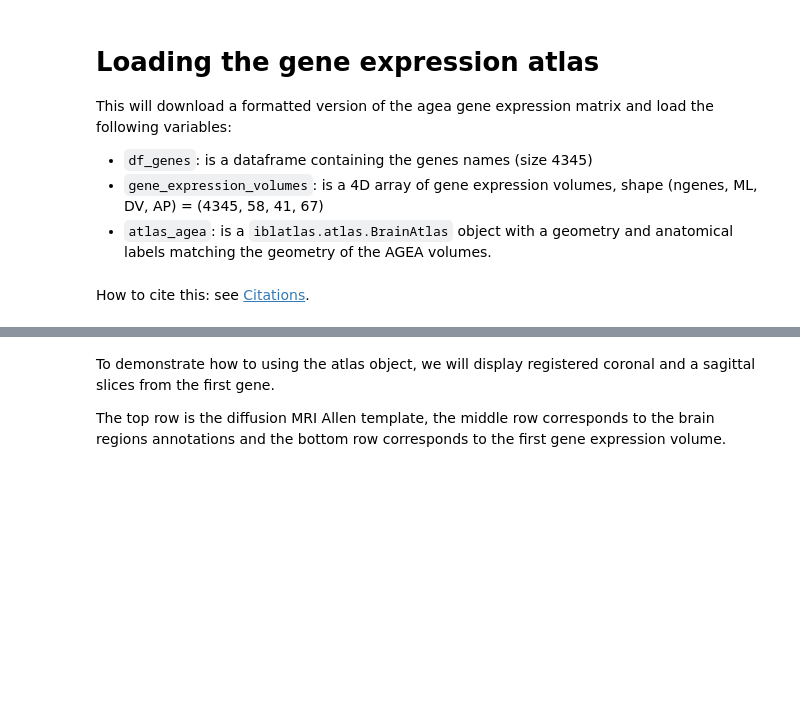
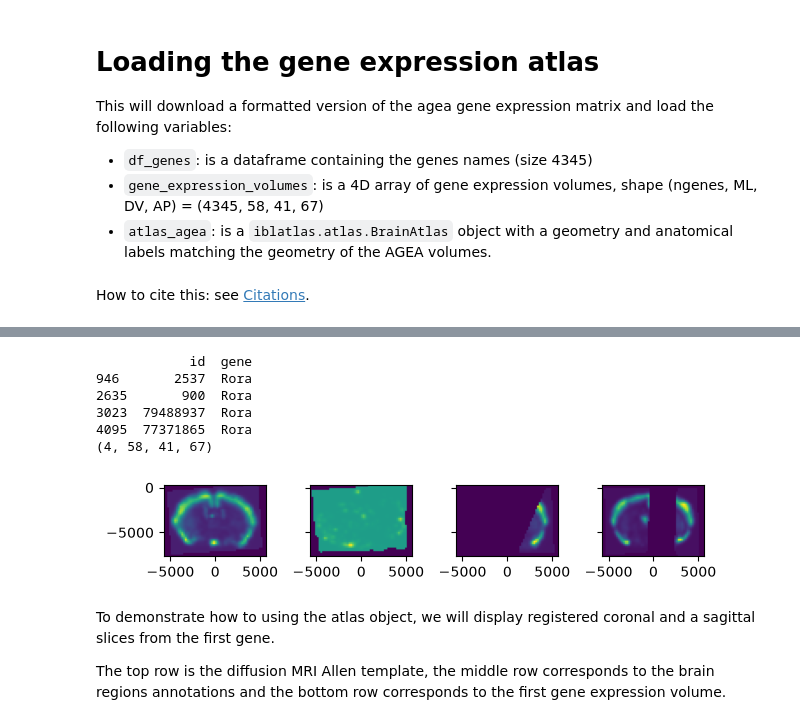
Before and after one commit to int-brain-lab/iblatlas, a Jupyter notebook: docs/how-to/load-gene-expression-agea.ipynb, the cells around one changed output, grey strips where cells are left out. Cells and saved outputs as stored; diff of their text form; code cells hidden in the pictures; blank space fills up the shorter version.

Commit message:
Add a Find a gene section to the AGEA how-to
Co-Authored-By: Claude Sonnet 5.5 <noreply@anthropic.com>

```diff
--- a/docs/how-to/load-gene-expression-agea.ipynb
+++ b/docs/how-to/load-gene-expression-agea.ipynb
@@ -16,3 +22,21 @@ df_genes, gene_expression_volumes, atlas_agea = agea.load()
+# %%
+rows = df_genes.index[df_genes['gene'] == 'Rora']
+rora_volumes = gene_expression_volumes[rows]
+print(df_genes.loc[rows])
+print(rora_volumes.shape)
+
+fig, axs = plt.subplots(1, len(rows), sharex=True, sharey=True)
+for ax, volume in zip(axs, rora_volumes):
+    atlas_agea.plot_cslice(0, ax=ax, volume=volume, cmap='viridis')
+fig.tight_layout()
+# %% [output]
+            id  gene
+946       2537  Rora
+2635       900  Rora
+3023  79488937  Rora
+4095  77371865  Rora
+(4, 58, 41, 67)
+[figure, added]
 # %% [markdown]
 To demonstrate how to using the atlas object, we will display registered coronal and a sagittal slices from the first gene.
 
```
Also changed, not shown: parts of 3 cells of this notebook.
